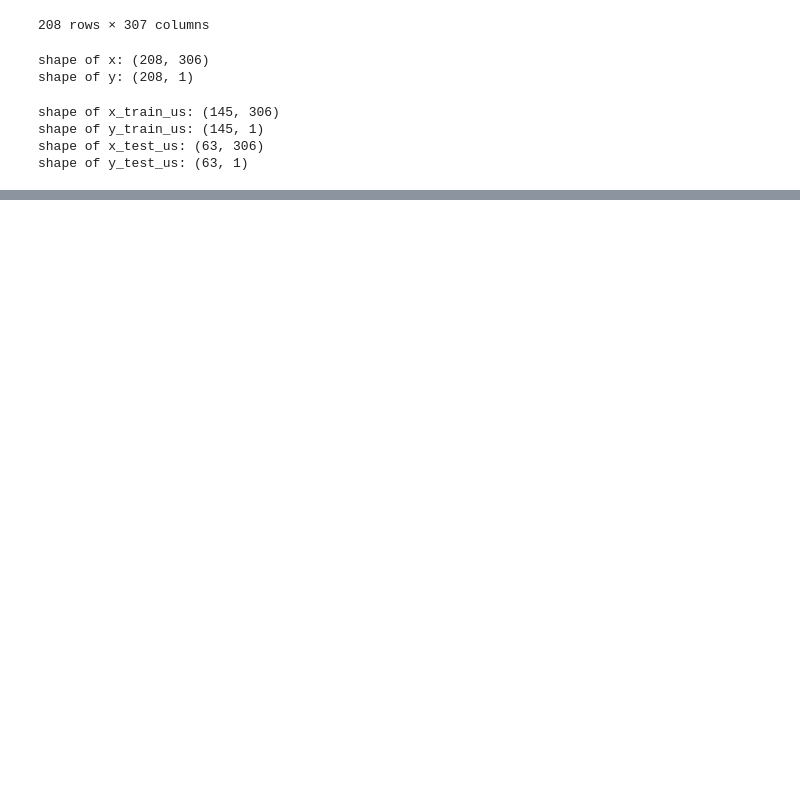
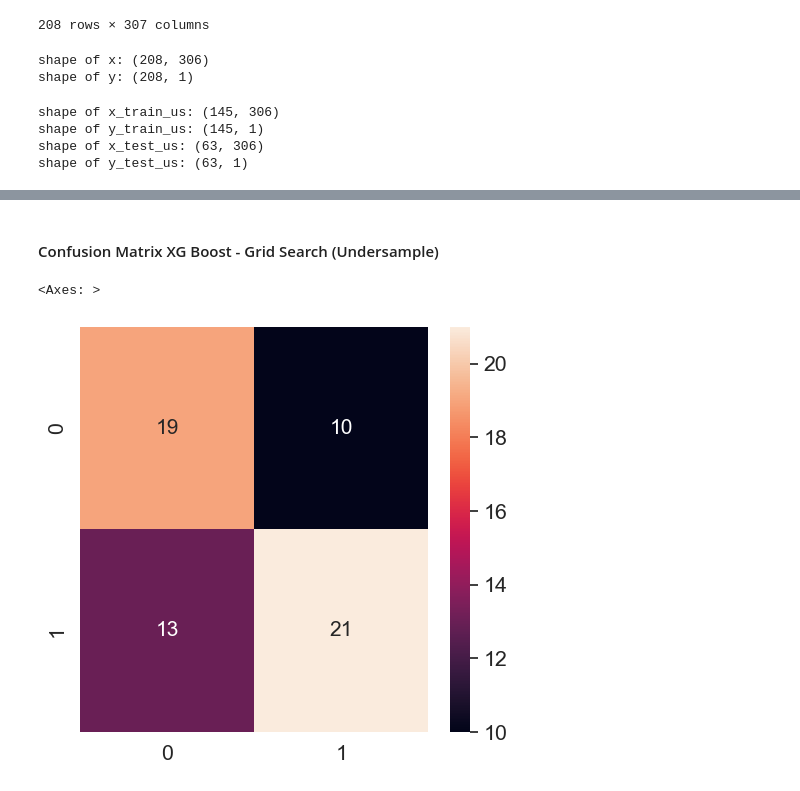
Before and after one commit to izzhamburhan/semicon-manu, a Jupyter notebook: notebook/001_full_data_workflow.ipynb, the cells around one changed output, grey strips where cells are left out. Cells and saved outputs as stored; diff of their text form; code cells hidden in the pictures; blank space fills up the shorter version.

```diff
--- a/notebook/001_full_data_workflow.ipynb
+++ b/notebook/001_full_data_workflow.ipynb
@@ -463,0 +539,11 @@ x_test_us = sc.transform(x_test_us)
+# %% [markdown]
+#### Confusion Matrix XG Boost - Grid Search (Undersample)
+# %%
+cm = confusion_matrix(y_test_us, y_pred)
+
+plt.rcParams['figure.figsize'] = (5, 5)
+sns.set(style='dark', font_scale=1.4)
+sns.heatmap(cm, annot=True, annot_kws= {"size":15})
+# %% [output]
+<Axes: >
+[figure, added]
```
Also changed, not shown: parts of 28 cells of this notebook.
